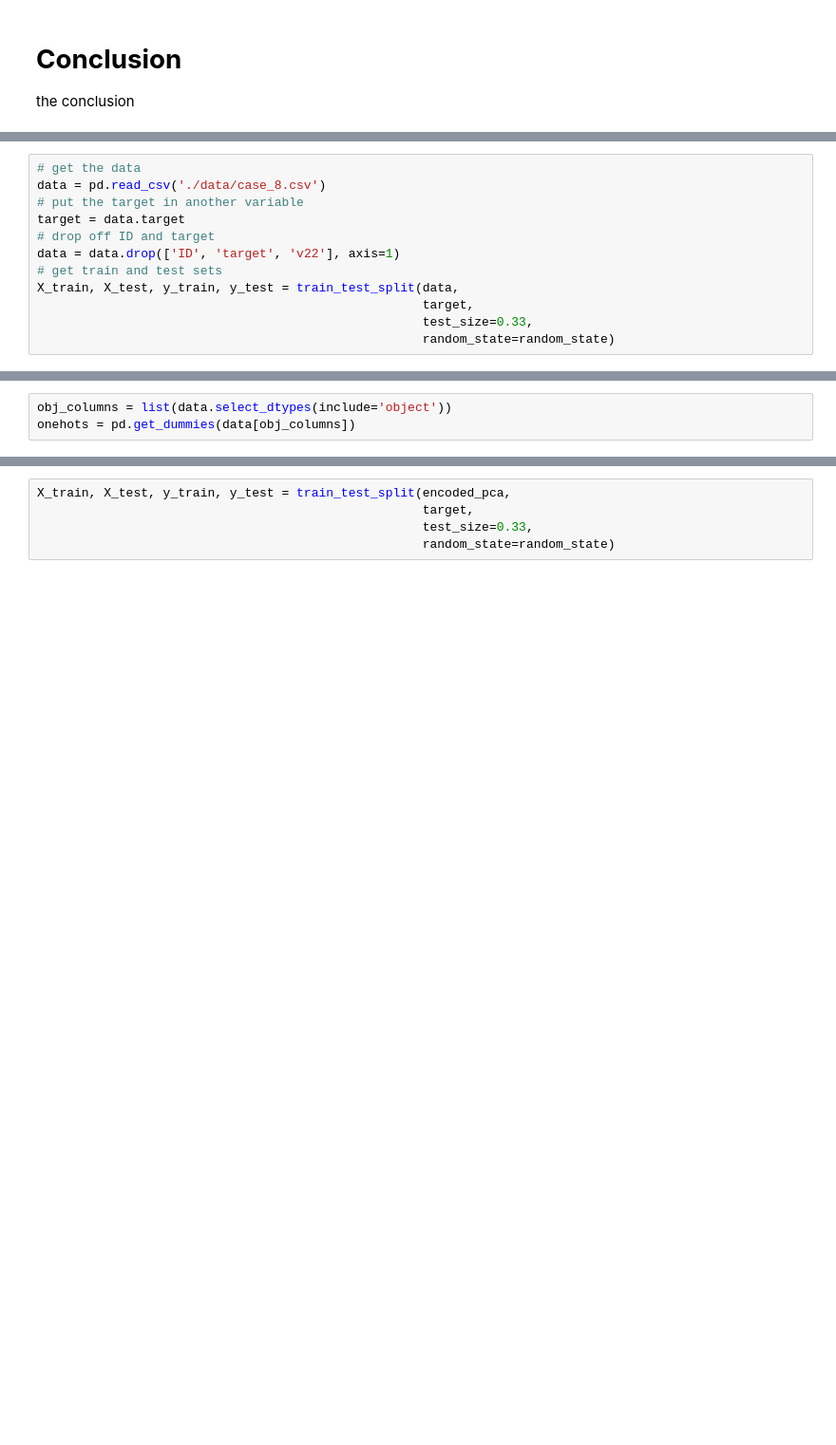
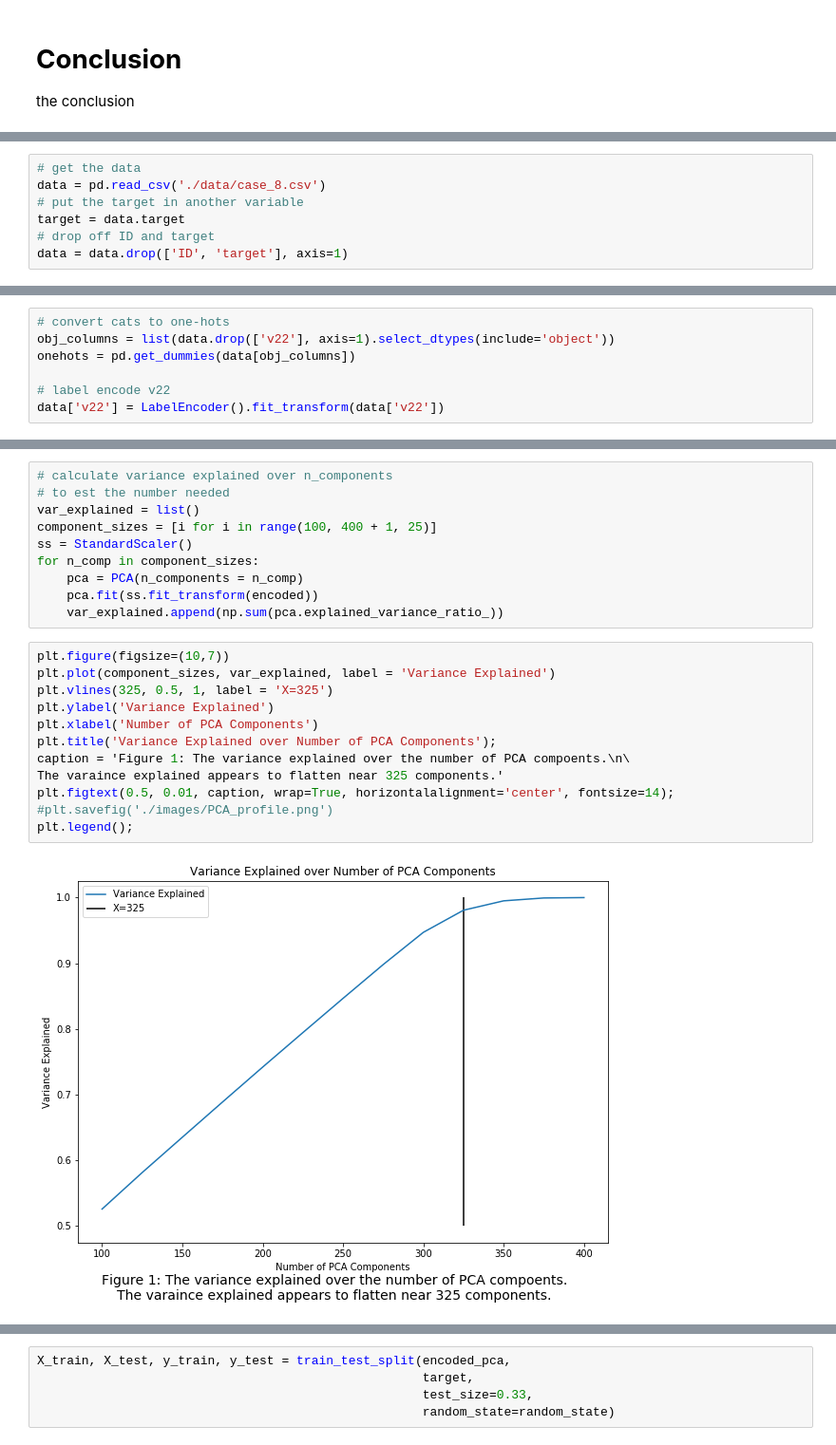
Before and after one commit to sjmiller8182/quant-the-world, a Jupyter notebook: case_study_4/RF_XGB_SVM.ipynb, the cells around one changed output, grey strips where cells are left out. Shown at 95% size. Saved outputs shown, nothing was run; the diff lists cells and outputs as text; blank space fills up the shorter version.

```diff
--- a/case_study_4/RF_XGB_SVM.ipynb
+++ b/case_study_4/RF_XGB_SVM.ipynb
@@ -277,10 +431,5 @@ data = pd.read_csv('./data/case_8.csv')
 # put the target in another variable
 target = data.target
 # drop off ID and target
-data = data.drop(['ID', 'target', 'v22'], axis=1)
-# get train and test sets
-X_train, X_test, y_train, y_test = train_test_split(data,
-                                                    target,
-                                                    test_size=0.33,
-                                                    random_state=random_state)
+data = data.drop(['ID', 'target'], axis=1)
 # %%
@@ -321,3 +467,7 @@ array(['A', 'B', 'C', 'D', 'E', 'F', 'G', 'H', 'I', 'J', 'K', 'L'],
 # %%
-obj_columns = list(data.select_dtypes(include='object'))
+# convert cats to one-hots
+obj_columns = list(data.drop(['v22'], axis=1).select_dtypes(include='object'))
 onehots = pd.get_dummies(data[obj_columns])
+
+# label encode v22
+data['v22'] = LabelEncoder().fit_transform(data['v22'])
@@ -342 +477,25 @@ encoded = pd.concat([data.drop(obj_columns, axis=1), onehots], axis = 1)
+# %%
+# calculate variance explained over n_components
+# to est the number needed
+var_explained = list()
+component_sizes = [i for i in range(100, 400 + 1, 25)]
+ss = StandardScaler()
+for n_comp in component_sizes:
+    pca = PCA(n_components = n_comp)
+    pca.fit(ss.fit_transform(encoded))
+    var_explained.append(np.sum(pca.explained_variance_ratio_))
+# %%
+plt.figure(figsize=(10,7))
+plt.plot(component_sizes, var_explained, label = 'Variance Explained')
+plt.vlines(325, 0.5, 1, label = 'X=325')
+plt.ylabel('Variance Explained')
+plt.xlabel('Number of PCA Components')
+plt.title('Variance Explained over Number of PCA Components');
+caption = 'Figure 1: The variance explained over the number of PCA compoents.\n\
+The varaince explained appears to flatten near 325 components.'
+plt.figtext(0.5, 0.01, caption, wrap=True, horizontalalignment='center', fontsize=14);
+#plt.savefig('./images/PCA_profile.png')
+plt.legend();
+# %% [output]
+[figure, added]
 # %%
```
Also changed, not shown: parts of 74 cells of this notebook, 5 other files.
